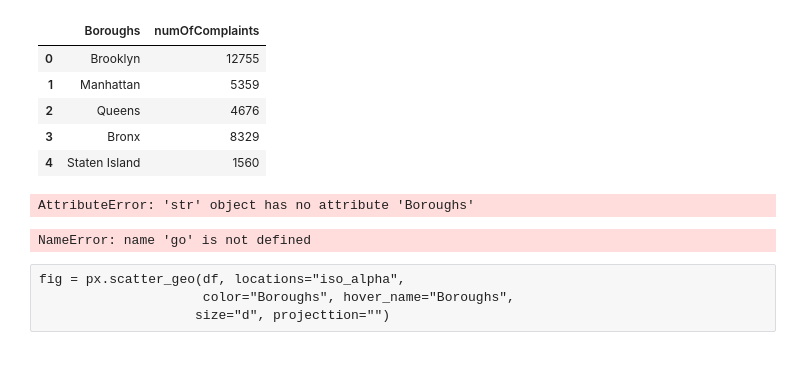
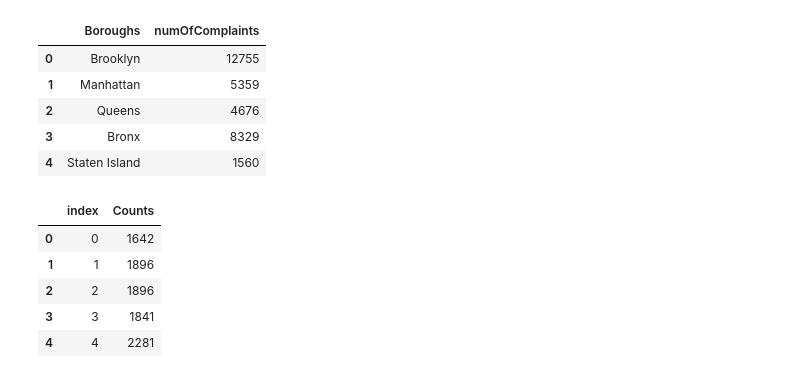
Before and after one commit to ibhuang/NYPD, a Jupyter notebook: Map testing.ipynb, the cells around one changed output. Cells and saved outputs as stored; diff of their text form; code cells hidden in the pictures.

```diff
--- a/Map testing.ipynb
+++ b/Map testing.ipynb
@@ -139,25 +139,16 @@ df1
 | 2 | Queens | 4676 |
 | 3 | Bronx | 8329 |
 | 4 | Staten Island | 1560 |
-# %%
-df = df.to_json()
-fig = px.choropleth(df,
-                   geojson = df,
-                   locations = df.Boroughs,
-                   color = 'precinct',
-                   hover_name = "Boroughs")
-fig.update_geos(fitbounds="locations", visible=False)
-fig.show()
-# %% [output]
-AttributeError: 'str' object has no attribute 'Boroughs'
-# %%
-# locate new york city
-
-fig = df.Figure(df.Scattergeo())
-fig.update_geos
-# %% [output]
-NameError: name 'go' is not defined
-# %% [raw]
-fig = px.scatter_geo(df, locations="iso_alpha",
-                     color="Boroughs", hover_name="Boroughs",
-                    size="d", projecttion="")
+# %%
+gb = df.groupby(['year_received'])['Counts'].transform('count')
+new_df = pd.DataFrame(gb)
+new_df = new_df.reset_index()
+
+new_df.head()
+# %% [output]
+|  | index | Counts |
+| 0 | 0 | 1642 |
+| 1 | 1 | 1896 |
+| 2 | 2 | 1896 |
+| 3 | 3 | 1841 |
+| 4 | 4 | 2281 |
```
Also changed, not shown: parts of 4 cells of this notebook.
